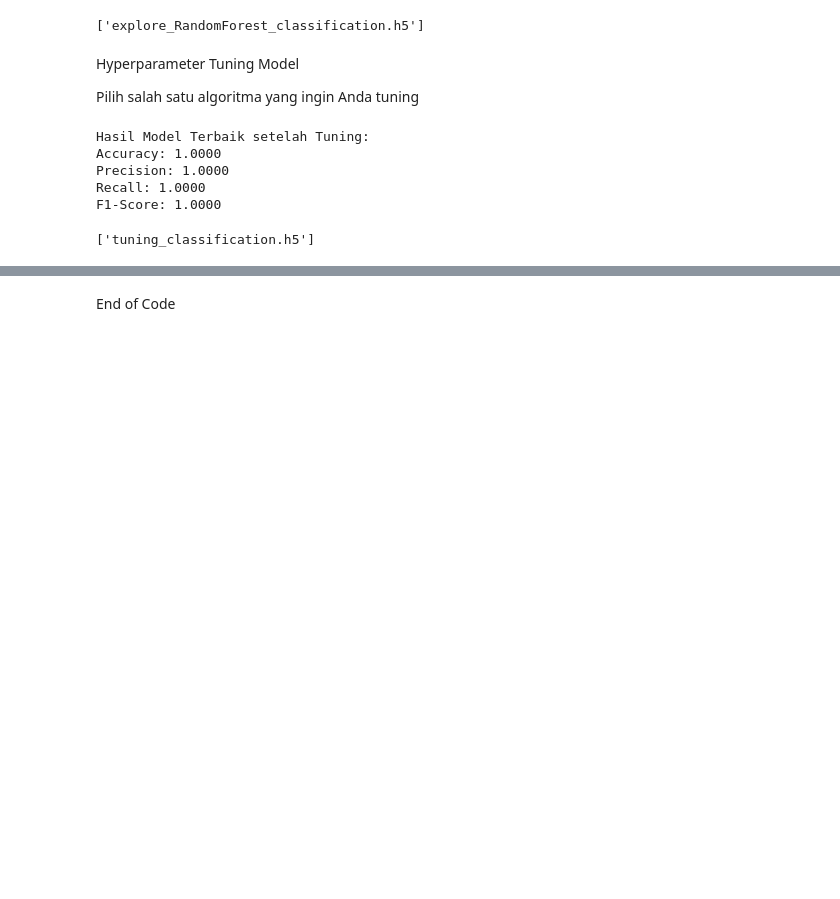
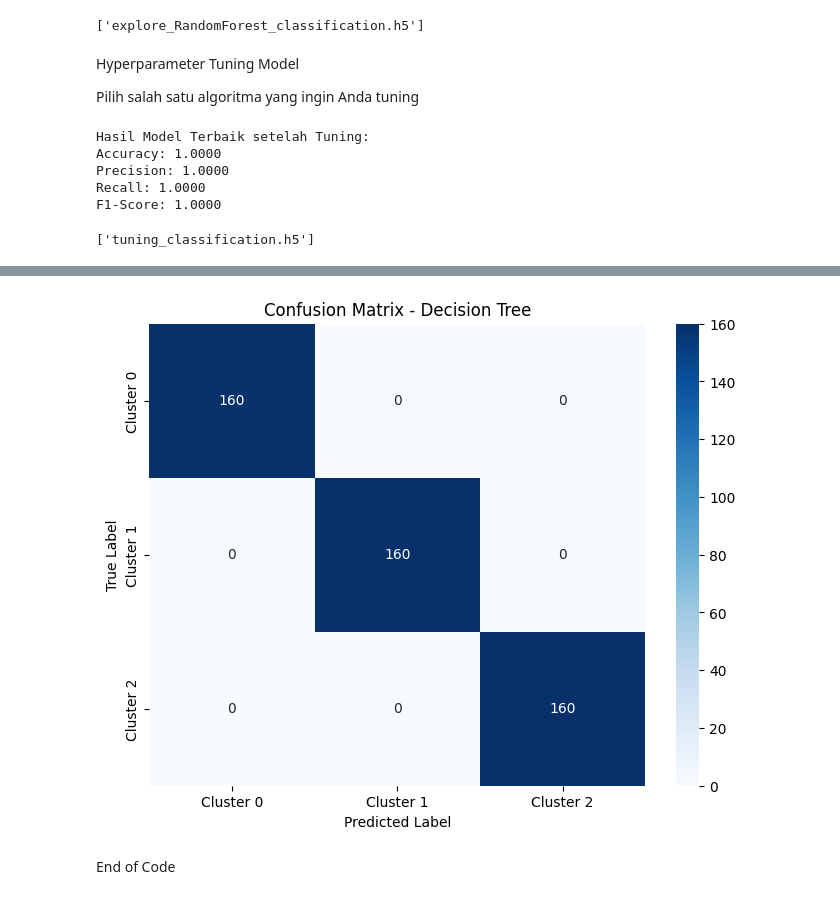
Before and after one commit to eko-andri-prasetyo/proyek-machine-learning, a Jupyter notebook: [Klasifikasi]_Submission_Akhir_BMLP_Eko_Andri_Prasetyo.ipynb, the cells around one changed output, grey strips where cells are left out. Saved outputs shown, nothing was run; the diff lists cells and outputs as text; code cells hidden in the pictures; blank space fills up the shorter version.

```diff
--- a/[Klasifikasi]_Submission_Akhir_BMLP_Eko_Andri_Prasetyo.ipynb
+++ b/[Klasifikasi]_Submission_Akhir_BMLP_Eko_Andri_Prasetyo.ipynb
@@ -178,3 +178,78 @@ import joblib
 joblib.dump(best_model, 'tuning_classification.h5')
 # %% [output]
 ['tuning_classification.h5']
+# %%
+# **5. Memenuhi Kriteria Skilled dan Advanced dalam Membangun Model Klasifikasi**
+
+# ... (kode sebelumnya untuk Decision Tree, Random Forest, dan GridSearchCV)
+
+# Menentukan best model berdasarkan evaluasi
+# **1. Import Library**
+import pandas as pd
+import numpy as np
+from sklearn.model_selection import train_test_split
+from sklearn.tree import DecisionTreeClassifier
+from sklearn.ensemble import RandomForestClassifier
+from sklearn.metrics import accuracy_score, precision_score, recall_score, f1_score, classification_report, confusion_matrix
+from sklearn.model_selection import GridSearchCV
+from sklearn.preprocessing import LabelEncoder, StandardScaler
+import joblib
+import matplotlib.pyplot as plt
+import seaborn as sns
+
+best_model_name = None
+best_f1_score = 0
+
+print("\nEVALUASI SEMUA MODEL:")
+print("=" * 50)
+for name, model in models.items():
+    y_pred = model.predict(X_test)
+    f1 = f1_score(y_test, y_pred, average='weighted')
+    print(f"{name}: F1-Score = {f1:.4f}")
+
+    if f1 > best_f1_score:
+        best_f1_score = f1
+        best_model_name = name
+        best_model = model
+
+# Bandingkan dengan tuned model
+y_pred_tuned = best_model.predict(X_test)
+f1_tuned = f1_score(y_test, y_pred_tuned, average='weighted')
+print(f"Tuned Model: F1-Score = {f1_tuned:.4f}")
+
+if f1_tuned > best_f1_score:
+    best_model = best_model
+    best_model_name = "Tuned_RandomForest"
+    print(f"Best model: {best_model_name} dengan F1-Score: {f1_tuned:.4f}")
+else:
+    print(f"Best model: {best_model_name} dengan F1-Score: {best_f1_score:.4f}")
+
+# Simpan best model sebagai opsional
+joblib.dump(best_model, 'best_model_classification.h5')
+print(f"\nBest model disimpan sebagai 'best_model_classification.h5'")
+
+# Tampilkan detailed evaluation untuk best model
+print(f"\nDETAILED EVALUATION BEST MODEL ({best_model_name}):")
+print("=" * 50)
+y_pred_best = best_model.predict(X_test)
+
+print(f"Accuracy: {accuracy_score(y_test, y_pred_best):.4f}")
+print(f"Precision: {precision_score(y_test, y_pred_best, average='weighted'):.4f}")
+print(f"Recall: {recall_score(y_test, y_pred_best, average='weighted'):.4f}")
+print(f"F1-Score: {f1_score(y_test, y_pred_best, average='weighted'):.4f}")
+
+# Classification report
+print("\nClassification Report:")
+print(classification_report(y_test, y_pred_best))
+
+# Confusion Matrix
+plt.figure(figsize=(8, 6))
+sns.heatmap(confusion_matrix(y_test, y_pred_best),
+            annot=True, fmt='d', cmap='Blues',
+            xticklabels=['Cluster 0', 'Cluster 1', 'Cluster 2'],
+            yticklabels=['Cluster 0', 'Cluster 1', 'Cluster 2'])
+plt.title(f'Confusion Matrix - {best_model_name}')
+plt.ylabel('True Label')
+plt.xlabel('Predicted Label')
+plt.show()
+# %% [output]
@@ -181,2 +273,3 @@ joblib.dump(best_model, 'tuning_classification.h5')
+[figure, added]
 # %% [markdown]
 End of Code
```
Also changed, not shown: parts of 1 cell of this notebook.
